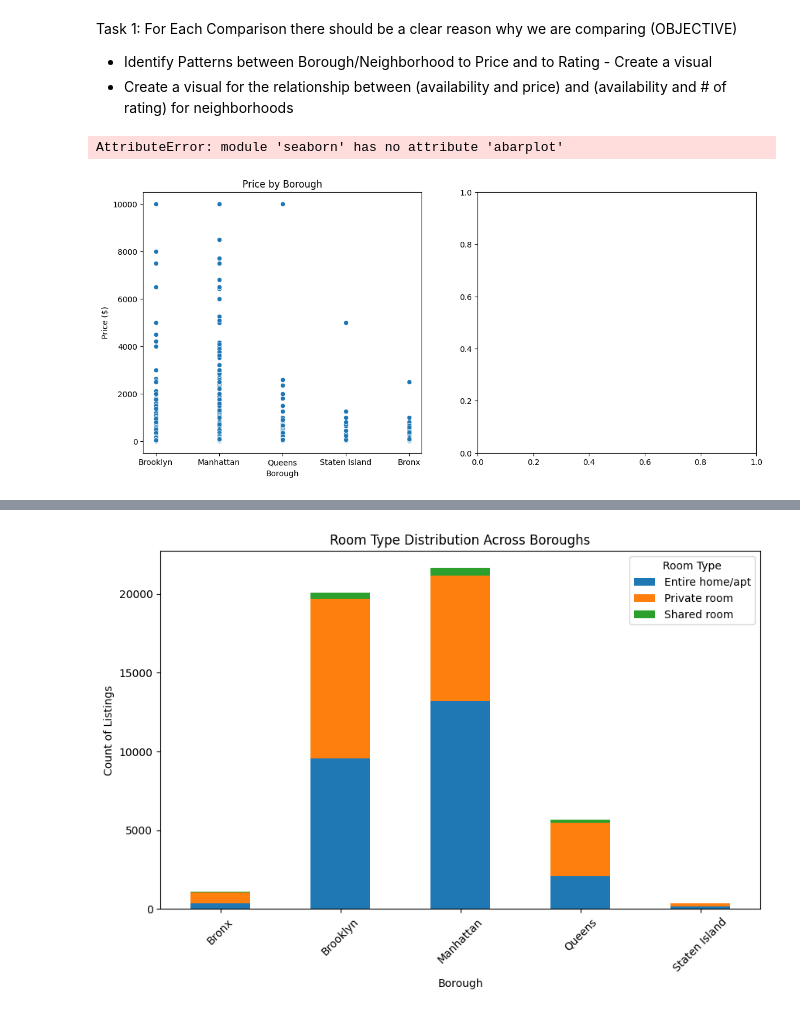
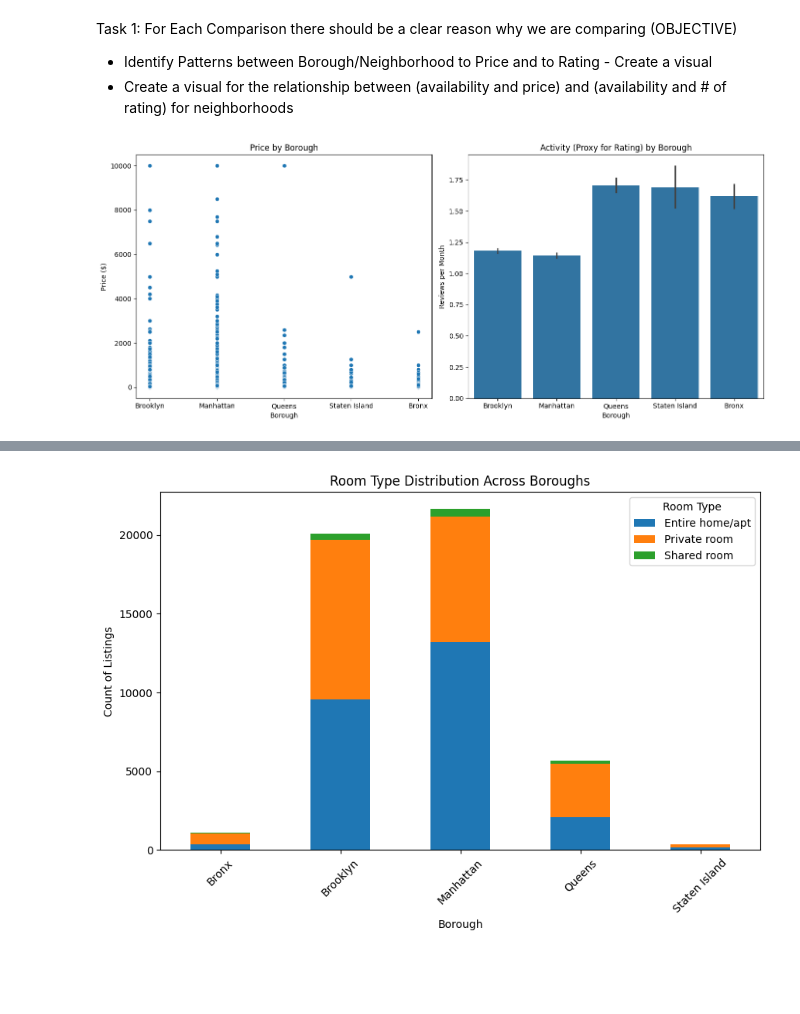
Before and after one commit to Arda-Dinc04/Airbnb-Project, a Jupyter notebook: DataSummary.ipynb, the cells around one changed output, grey strips where cells are left out. Drawn from its saved outputs; the diff is of its cells as text; code cells hidden in the pictures; blank space fills up the shorter version.

```diff
--- a/Test.ipynb
+++ b/DataSummary.ipynb
@@ -110,23 +110,22 @@ Task 1: For Each Comparison there should be a clear reason why we are comparing
 # %%
 fig, ax = plt.subplots(1, 2, figsize=(14, 6))
 
 # Price vs Borough/Neighborhood Group
 sns.scatterplot(data=dataAribnb, x='neighbourhood_group', y='price', ax=ax[0])
 ax[0].set_title('Price by Borough')
 ax[0].set_ylabel('Price ($)')
 ax[0].set_xlabel('Borough')
 
 # Reviews per Month vs Borough/Neighborhood Group
-sns.abarplot(data=dataAribnb, x='neighbourhood_group', y='reviews_per_month', ax=ax[1])
+sns.barplot(data=dataAribnb, x='neighbourhood_group', y='reviews_per_month', ax=ax[1])
 ax[1].set_title('Activity (Proxy for Rating) by Borough')
 ax[1].set_ylabel('Reviews per Month')
 ax[1].set_xlabel('Borough')
 
 plt.tight_layout()
 plt.show()
 # %% [output]
-AttributeError: module 'seaborn' has no attribute 'abarplot'
-[figure, old version]
+[figure, new version]
 # %%
 fig, axes = plt.subplots(1, 2, figsize=(14, 6))
 
```
Also changed, not shown: parts of 4 cells of this notebook.
